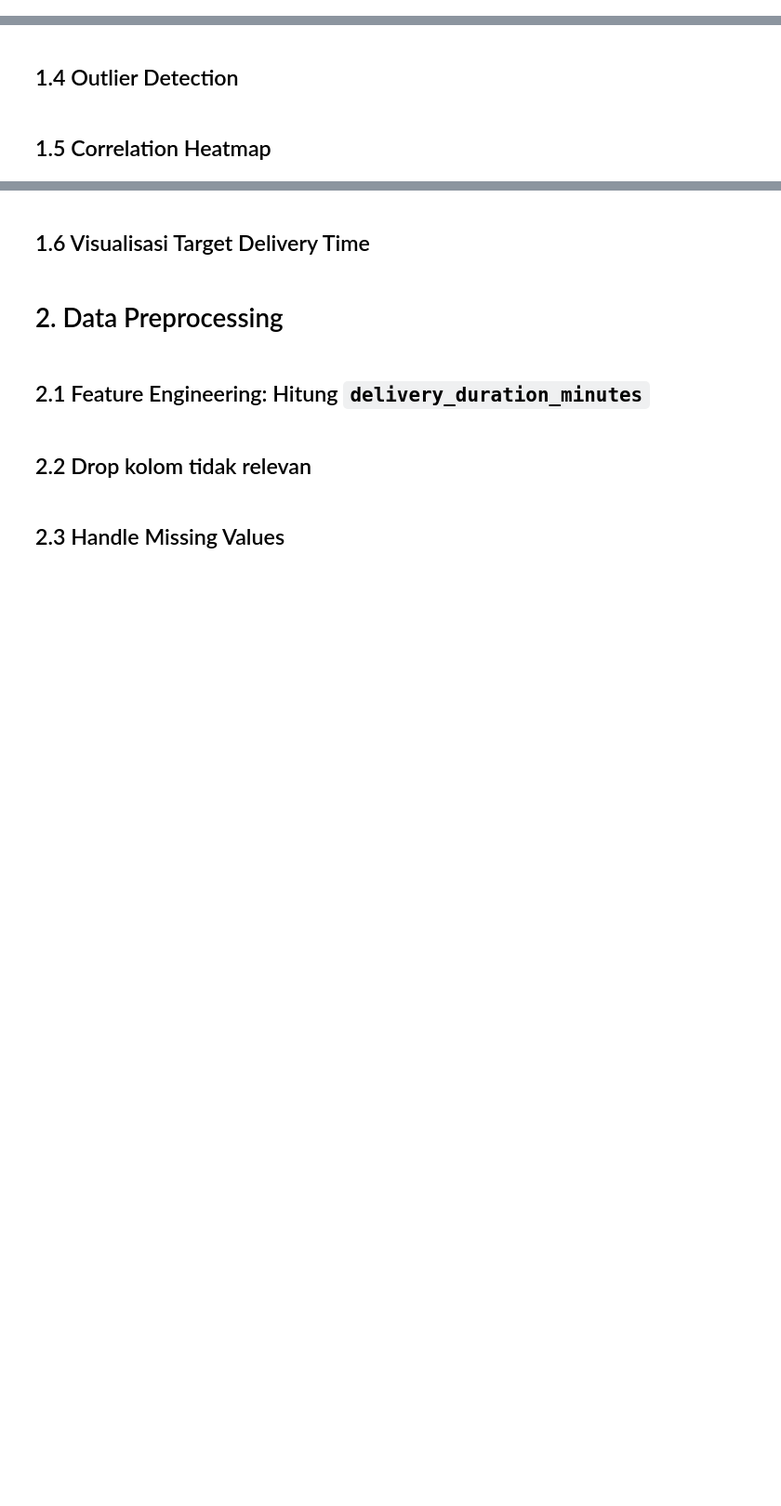
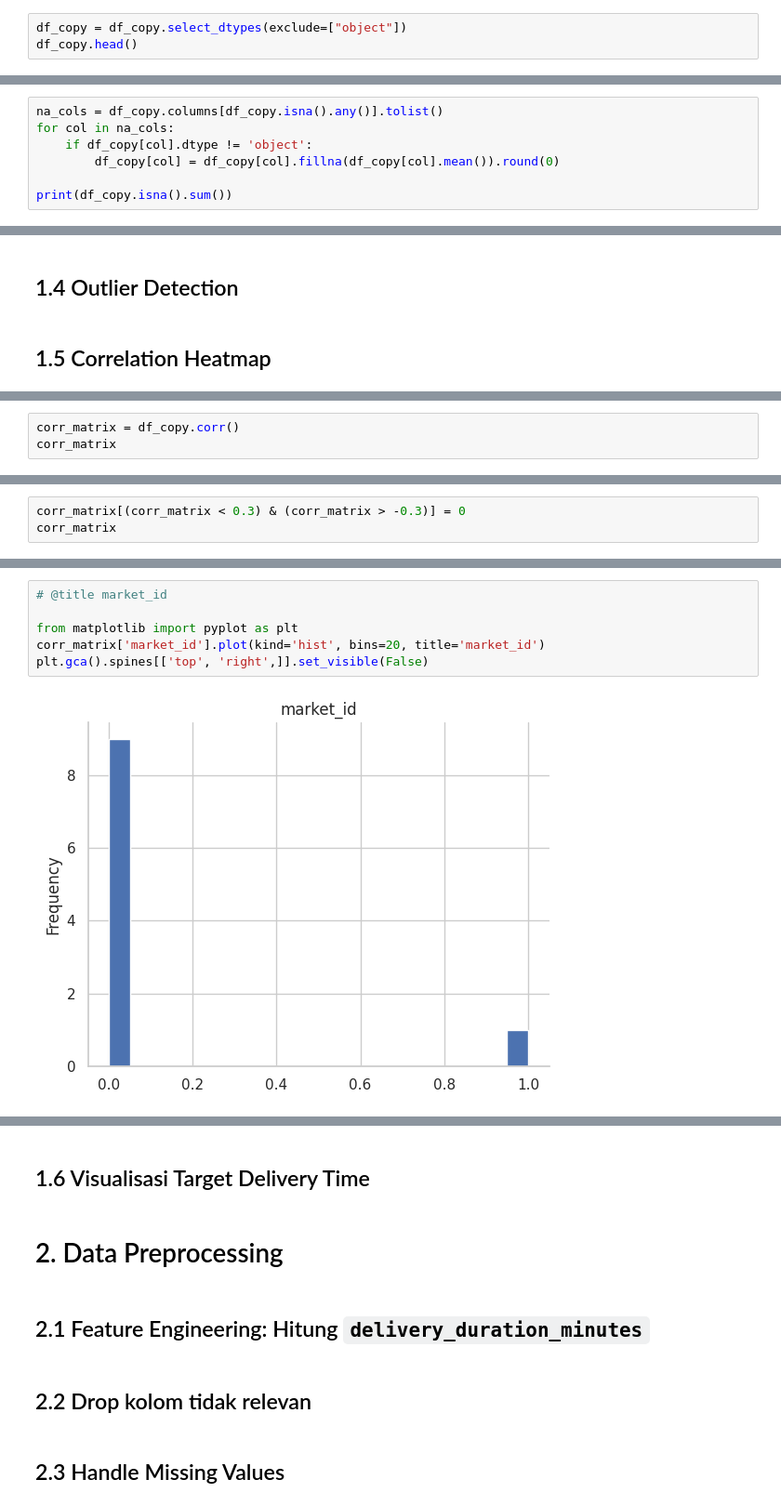
Before and after one commit to Ridlodk/video-learning, a Jupyter notebook: eda & preprocessing/eda_&_pre_processing.ipynb, the cells around one changed output, grey strips where cells are left out. Shown: that part at 93% size. Saved outputs shown, nothing was run; the diff lists cells and outputs as text; blank space fills up the shorter version.

```diff
--- a/eda & preprocessing/eda_&_pre_processing.ipynb
+++ b/eda & preprocessing/eda_&_pre_processing.ipynb
@@ -103,0 +149,3 @@ dtype: int64
+# %%
+df_copy = df_copy.select_dtypes(exclude=["object"])
+df_copy.head()
@@ -103,0 +159,7 @@ dtype: int64
+# %%
+na_cols = df_copy.columns[df_copy.isna().any()].tolist()
+for col in na_cols:
+    if df_copy[col].dtype != 'object':
+        df_copy[col] = df_copy[col].fillna(df_copy[col].mean()).round(0)
+
+print(df_copy.isna().sum())
@@ -107,0 +184,3 @@ dtype: int64
+# %%
+corr_matrix = df_copy.corr()
+corr_matrix
@@ -107,0 +199,3 @@ dtype: int64
+# %%
+corr_matrix[(corr_matrix < 0.3) & (corr_matrix > -0.3)] = 0
+corr_matrix
@@ -107,0 +214,8 @@ dtype: int64
+# %%
+# @title market_id
+
+from matplotlib import pyplot as plt
+corr_matrix['market_id'].plot(kind='hist', bins=20, title='market_id')
+plt.gca().spines[['top', 'right',]].set_visible(False)
+# %% [output]
+[figure, added]
```
Also changed, not shown: parts of 17 cells of this notebook.
